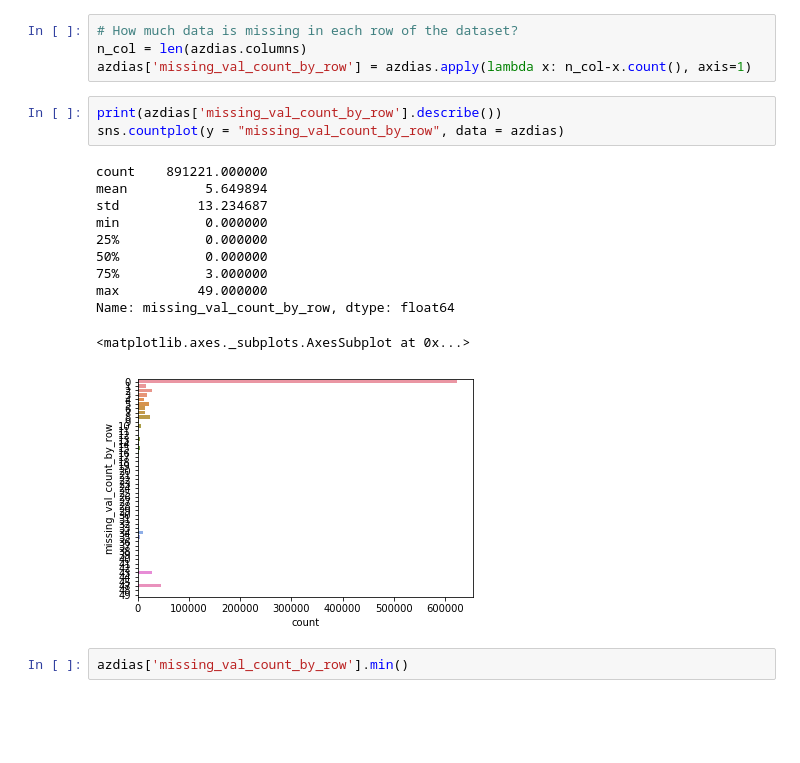
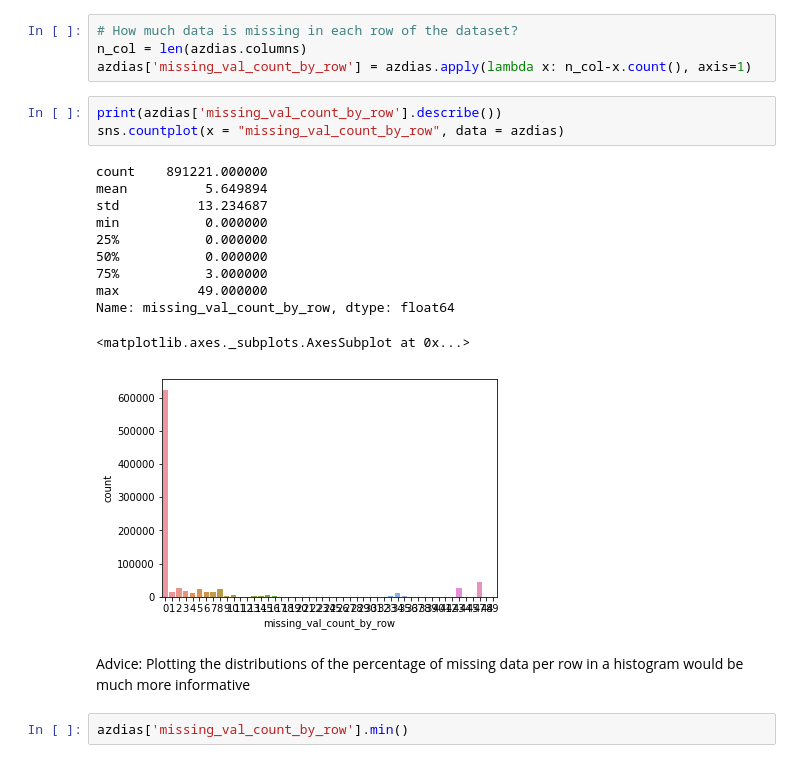
Before and after one commit to jimmyadeline/DSND_Term1, a Jupyter notebook: projects/p3_Identify Customer Segments/Identify_Customer_Segments.ipynb, the cells around one changed output. Saved outputs shown, nothing was run; the diff lists cells and outputs as text; blank space fills up the shorter version.

```diff
--- a/projects/p3_Identify Customer Segments/Identify_Customer_Segments.ipynb
+++ b/projects/p3_Identify Customer Segments/Identify_Customer_Segments.ipynb
@@ -222,19 +222,21 @@ n_col = len(azdias.columns)
 azdias['missing_val_count_by_row'] = azdias.apply(lambda x: n_col-x.count(), axis=1)
 # %%
 print(azdias['missing_val_count_by_row'].describe())
-sns.countplot(y = "missing_val_count_by_row", data = azdias)
+sns.countplot(x = "missing_val_count_by_row", data = azdias)
 # %% [output]
 count    891221.000000
 mean          5.649894
 std          13.234687
 min           0.000000
 25%           0.000000
 50%           0.000000
 75%           3.000000
 max          49.000000
 Name: missing_val_count_by_row, dtype: float64
 <matplotlib.axes._subplots.AxesSubplot at 0x...>
-[figure, old version]
+[figure, new version]
+# %% [markdown]
+Advice: Plotting the distributions of the percentage of missing data per row in a histogram would be much more informative
 # %%
 azdias['missing_val_count_by_row'].min()
 # %% [output]
```
Also changed, not shown: parts of 63 cells of this notebook, 1 other file.
